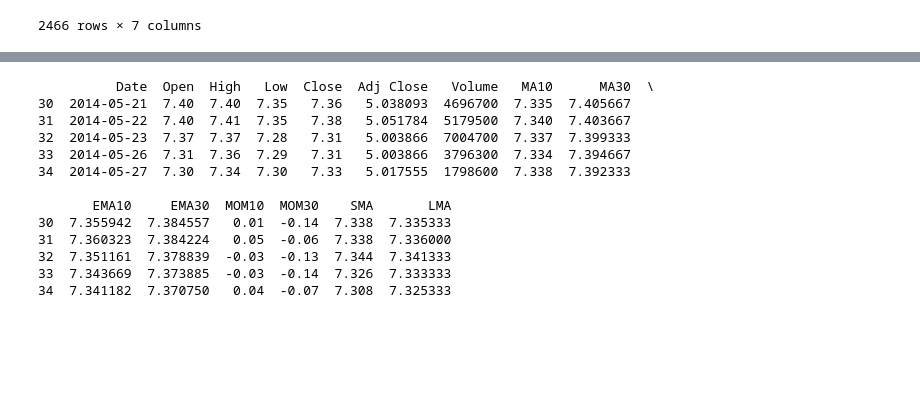
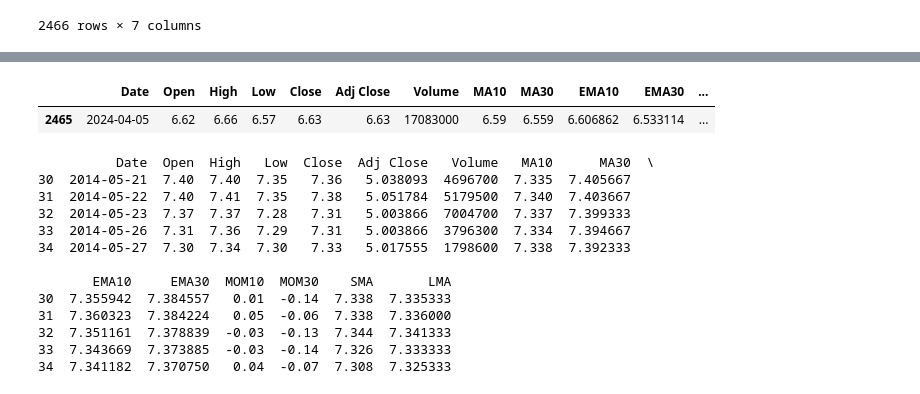
Before and after one commit to Edward-Ang/AI-Stock-Predict, a Jupyter notebook: 1023 (0.74-0.8).ipynb, the cells around one changed output, grey strips where cells are left out. Drawn from its saved outputs; the diff is of its cells as text; code cells hidden in the pictures; blank space fills up the shorter version.

```diff
--- a/1023 (0.74-0.8).ipynb
+++ b/1023 (0.74-0.8).ipynb
@@ -64,3 +64,17 @@ def MOM(df, period):
 
 Stock['MOM10'] = MOM(Stock['Close'], 10)
 Stock['MOM30'] = MOM(Stock['Close'], 30)
+
+def calculate_RSI(data, window):
+    diff = data.diff(1)
+    up = diff.where(diff > 0, 0.0)
+    down = -1 * diff.where(diff < 0, 0.0)
+
+    ema_up = up.ewm(com=window - 1, adjust=False).mean()
+    ema_down = down.ewm(com=window - 1, adjust=False).mean()
+
+    rs = ema_up / ema_down
+
+    return 100 - (100 / (1.0 + rs))
+
+Stock['RSI'] = calculate_RSI(Stock['Close'], 14)
@@ -86,0 +84,5 @@ Stock.head(40)
+# %%
+Stock.tail(1)
+# %% [output]
+|  | Date | Open | High | Low | Close | Adj Close | Volume | MA10 | MA30 | EMA10 | EMA30 | ... |
+| 2465 | 2024-04-05 | 6.62 | 6.66 | 6.57 | 6.63 | 6.63 | 17083000 | 6.59 | 6.559 | 6.606862 | 6.533114 | ... |
```
Also changed, not shown: parts of 3 cells of this notebook, 18 other files.
